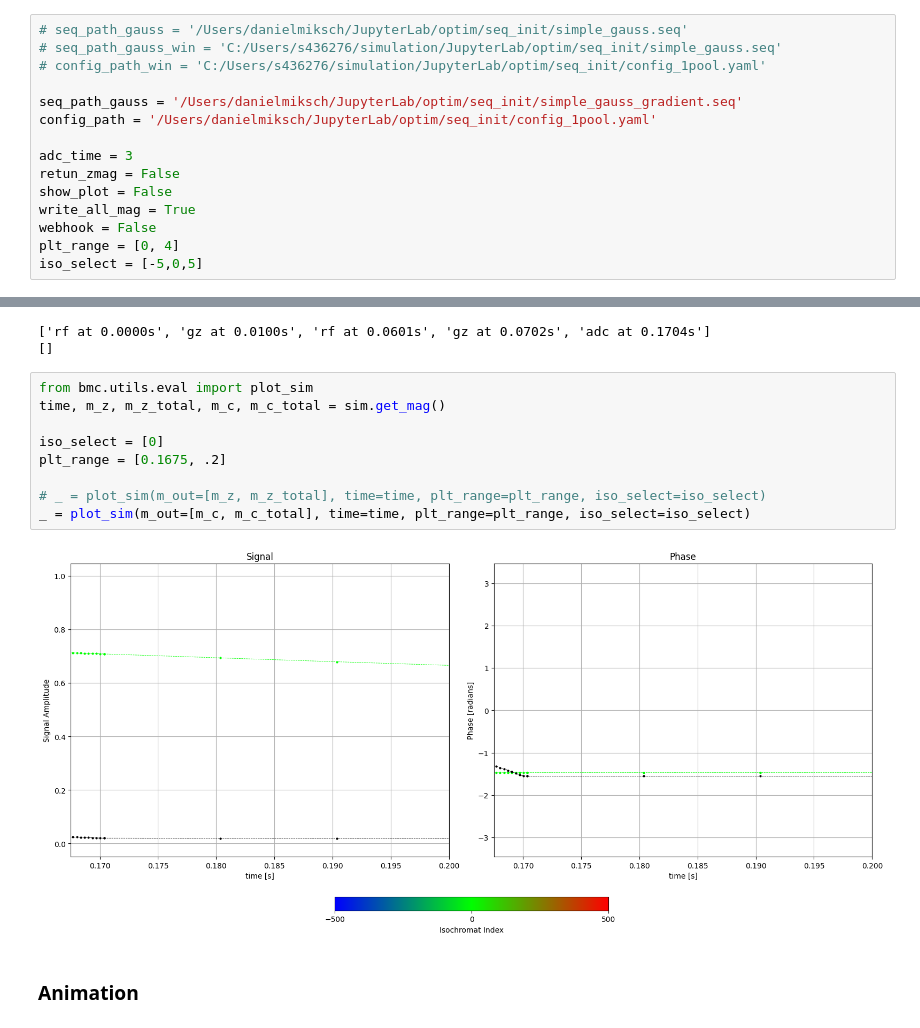
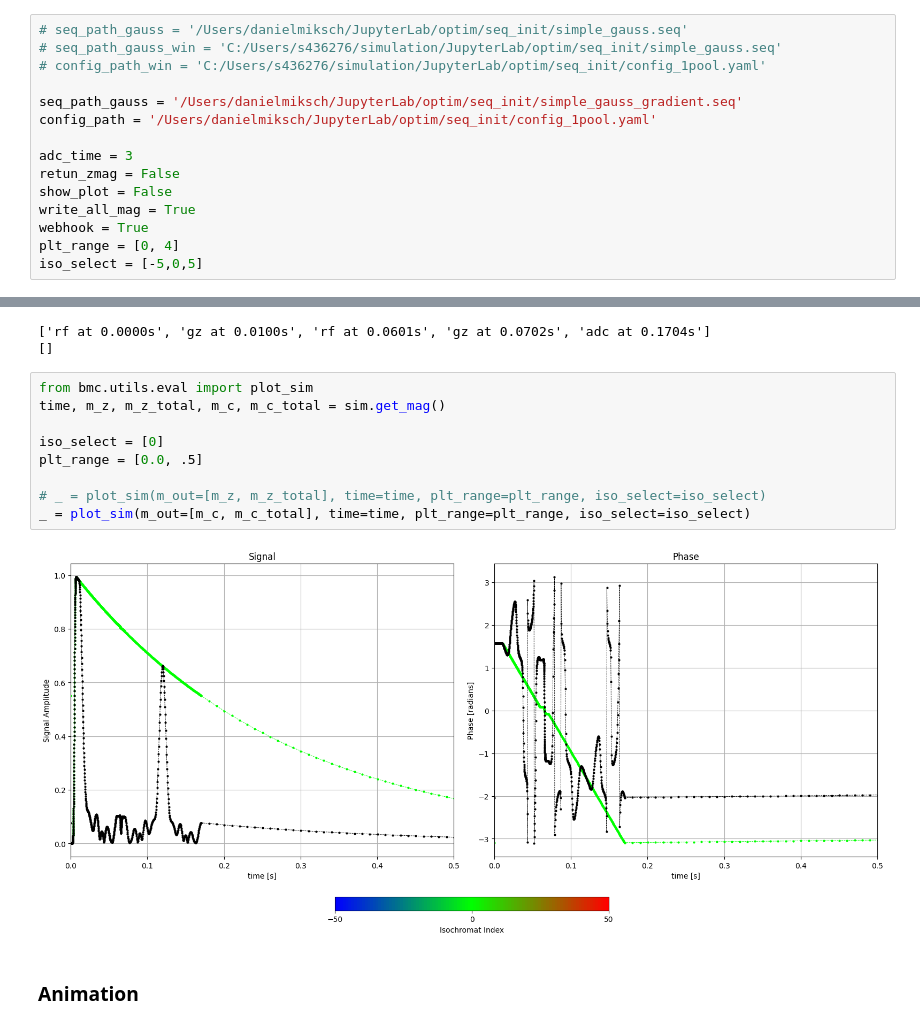
Before and after one commit to dantona02/optim, a Jupyter notebook: testing.ipynb, the cells around one changed output, grey strips where cells are left out. Drawn from its saved outputs; the diff is of its cells as text.

```diff
--- a/testing.ipynb
+++ b/testing.ipynb
@@ -33,7 +33,7 @@ adc_time = 3
 retun_zmag = False
 show_plot = False
 write_all_mag = True
-webhook = False
+webhook = True
 plt_range = [0, 4]
 iso_select = [-5,0,5]
 # %%
@@ -53,14 +53,14 @@ sim = simulate(config_file=config_path,
 # %%
 from bmc.utils.eval import plot_sim
 time, m_z, m_z_total, m_c, m_c_total = sim.get_mag()
 
 iso_select = [0]
-plt_range = [0.1675, .2]
+plt_range = [0.0, .5]
 
 # _ = plot_sim(m_out=[m_z, m_z_total], time=time, plt_range=plt_range, iso_select=iso_select)
 _ = plot_sim(m_out=[m_c, m_c_total], time=time, plt_range=plt_range, iso_select=iso_select)
 # %% [output]
-[figure, old version]
+[figure, new version]
 # %% [markdown]
 ### Animation
 # %%
```
Also changed, not shown: parts of 1 cell of this notebook, 2 other files.
